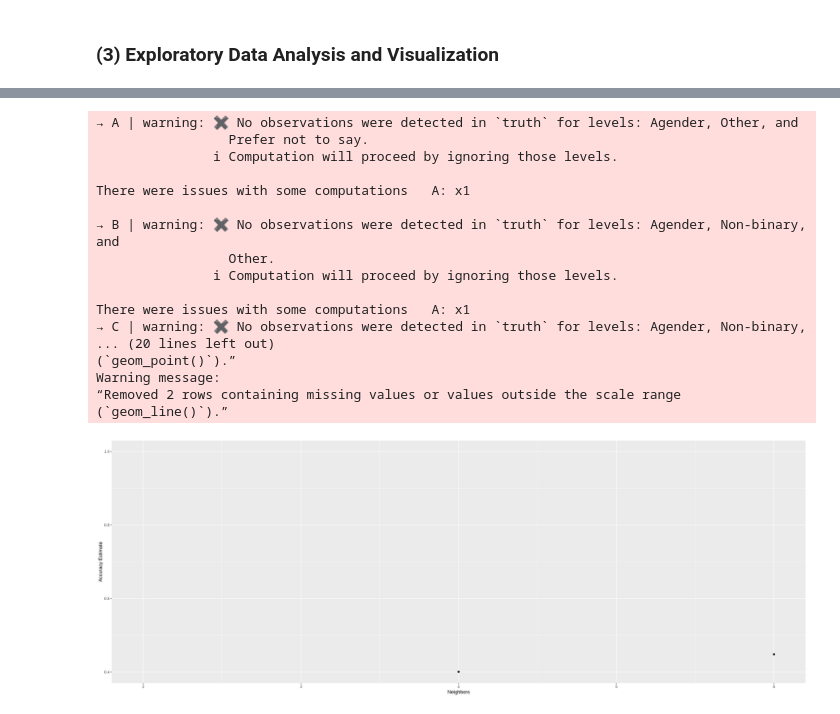
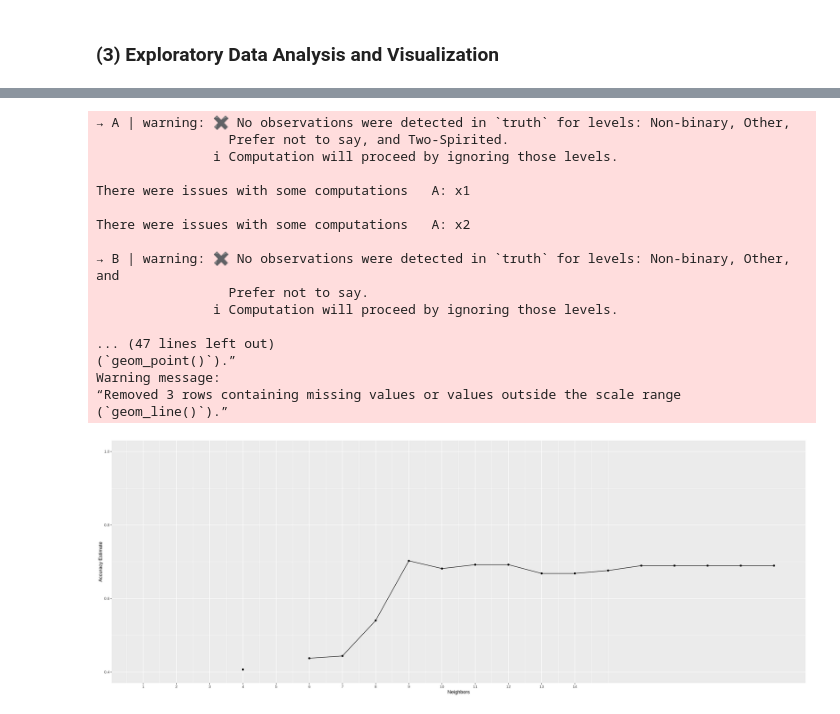
Before and after one commit to mia6c/dsci-100-group-project, a Jupyter notebook: Project Final Report .ipynb, the cells around one changed output, grey strips where cells are left out. Cells and saved outputs as stored; diff of their text form; code cells hidden in the pictures.

```diff
--- a/Project Final Report .ipynb
+++ b/Project Final Report .ipynb
@@ -208,50 +194,57 @@ data_bar2
 # %%
+library(recipes)
+
+#scale and center the data
+data_recipe <- recipe(gender ~ session_count + played_hours, data = data_train) |>
+                        step_scale(all_predictors()) |>
+                        step_center(all_predictors())
+
 knn_spec <- nearest_neighbor(weight_func = "rectangular", neighbors = tune()) |>
     set_engine("kknn") |>
     set_mode("classification")
 
-cv_folds <- vfold_cv(data_train, v = 5, strata = gender)
+cv_folds <- vfold_cv(data_train, v = 20, strata = gender)
 
 workflow_knn <- workflow() |>
     add_recipe(data_recipe) |>
     add_model(knn_spec)
 
-k_vals <- tibble(neighbors = c(2, 3, 4, 5, 6))
+k_vals <- tibble(neighbors = c(1:20))
 
 knn_results <- workflow_knn |>
     tune_grid(
         resamples = cv_folds,
         grid = k_vals
     ) |>
     collect_metrics()
 
 accuracies <- knn_results |>
     filter(.metric == "accuracy")
 
 cross_val_plot <- ggplot(accuracies, aes(x = neighbors, y = mean)) +
     geom_point() +
     geom_line() +
     labs(x = "Neighbors", y = "Accuracy Estimate") +
     scale_x_continuous(breaks = seq(0, 14, by = 1)) +
     scale_y_continuous(limits = c(0.4, 1.0))
 
 cross_val_plot
 # %% [output]
-→ A | warning: ✖ No observations were detected in `truth` for levels: Agender, Other, and
-                 Prefer not to say.
+→ A | warning: ✖ No observations were detected in `truth` for levels: Non-binary, Other,
+                 Prefer not to say, and Two-Spirited.
                ℹ Computation will proceed by ignoring those levels.
 
 There were issues with some computations   A: x1
 
-→ B | warning: ✖ No observations were detected in `truth` for levels: Agender, Non-binary, and
-                 Other.
+There were issues with some computations   A: x2
+
+→ B | warning: ✖ No observations were detected in `truth` for levels: Non-binary, Other, and
+                 Prefer not to say.
                ℹ Computation will proceed by ignoring those levels.
 
-There were issues with some computations   A: x1
-→ C | warning: ✖ No observations were detected in `truth` for levels: Agender, Non-binary,
-... (20 lines left out)
+... (47 lines left out)
 (`geom_point()`).”
 Warning message:
-“Removed 2 rows containing missing values or values outside the scale range
+“Removed 3 rows containing missing values or values outside the scale range
 (`geom_line()`).”
-[figure, old version]
+[figure, new version]
```
Also changed, not shown: parts of 3 cells of this notebook.
